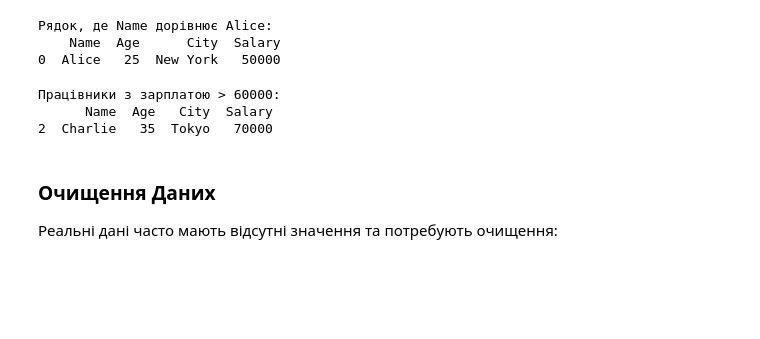
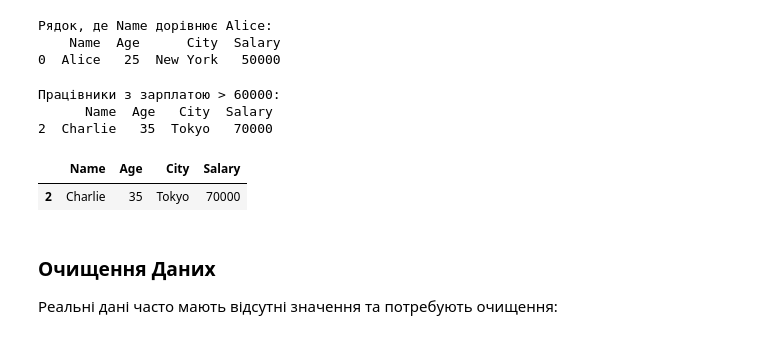
Before and after one commit to Neronuser/data-mining-course, a Jupyter notebook: 2.0-Python_for_Data_Mining.ipynb, the cells around one changed output. Saved outputs shown, nothing was run; the diff lists cells and outputs as text; code cells hidden in the pictures; blank space fills up the shorter version.

```diff
--- a/2.0-Python_for_Data_Mining.ipynb
+++ b/2.0-Python_for_Data_Mining.ipynb
@@ -1064,6 +1028,11 @@ print(high_salary)
 Працівники з зарплатою > 60000:
       Name  Age   City  Salary
 2  Charlie   35  Tokyo   70000
+# %%
+df[df['Salary'] > 60000]
+# %% [output]
+|  | Name | Age | City | Salary |
+| 2 | Charlie | 35 | Tokyo | 70000 |
 # %% [markdown]
 ### Очищення Даних
 
```
Also changed, not shown: parts of 18 cells of this notebook, 3 other files.
